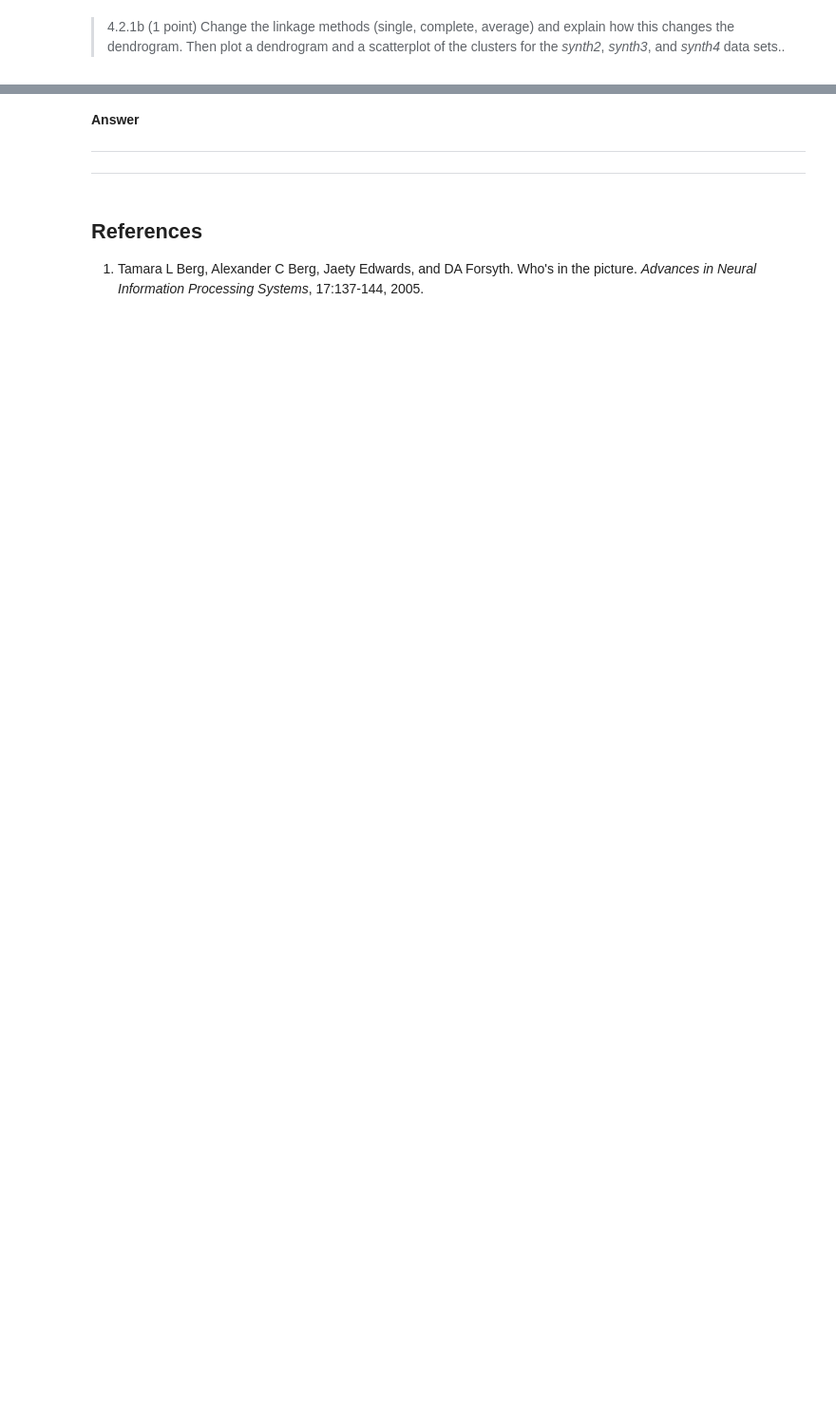
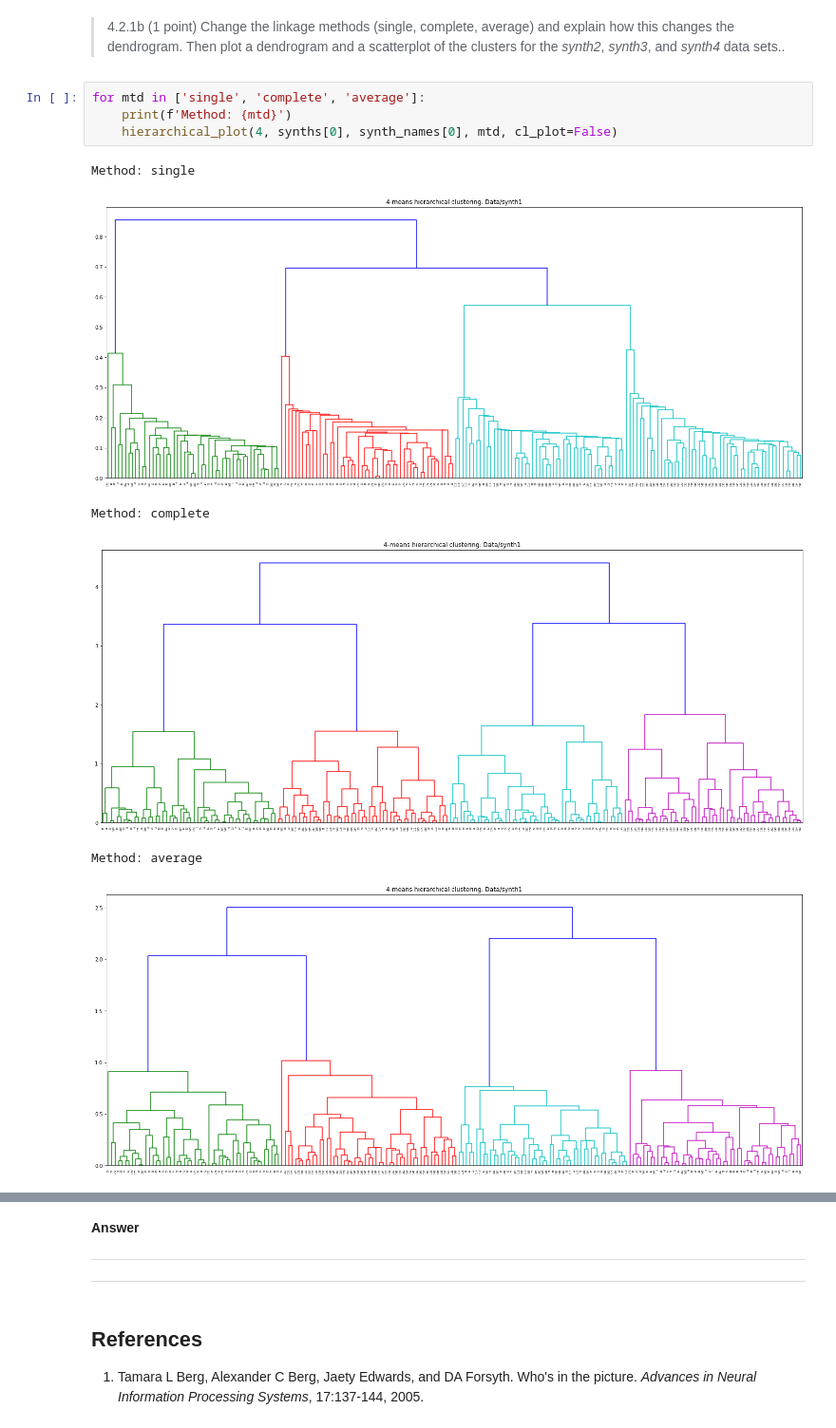
Before and after one commit to gabrielraya/Data-Mining, a Jupyter notebook: Assignment_4/Assignment_4.ipynb, the cells around one changed output, grey strips where cells are left out. Shown at 95% size. Drawn from its saved outputs; the diff is of its cells as text; blank space fills up the shorter version.

```diff
--- a/Assignment_4/Assignment_4.ipynb
+++ b/Assignment_4/Assignment_4.ipynb
@@ -345,3 +406,14 @@ from sklearn.cluster import hierarchy
 # %% [markdown]
 > 4.2.1b (1 point) Change the linkage methods (single, complete, average) and explain how this changes the dendrogram.
 Then plot a dendrogram and a scatterplot of the clusters for the *synth2*, *synth3*, and *synth4* data sets..
+# %%
+for mtd in ['single', 'complete', 'average']:
+    print(f'Method: {mtd}')
+    hierarchical_plot(4, synths[0], synth_names[0], mtd, cl_plot=False)
+# %% [output]
+Method: single
+[figure, added]
+Method: complete
+[figure, added]
+Method: average
+[figure, added]
```
Also changed, not shown: parts of 7 cells of this notebook.
